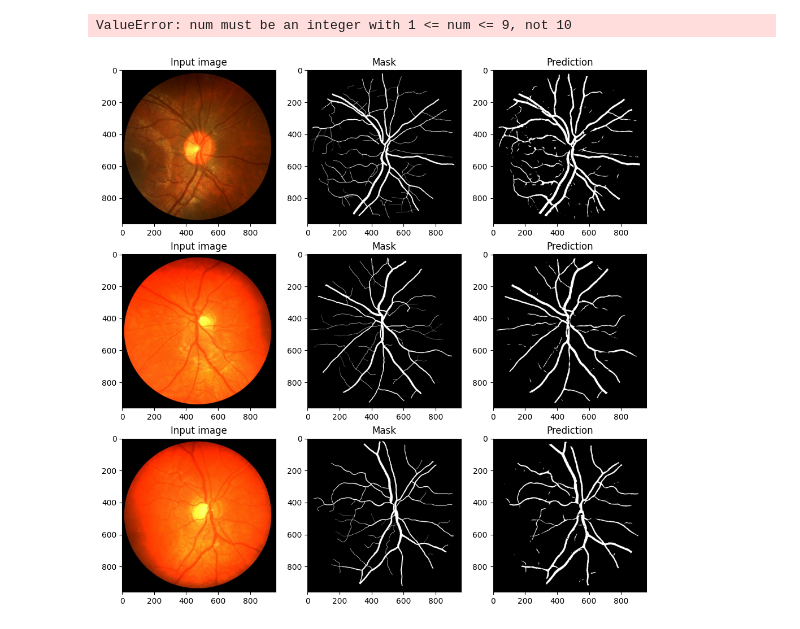
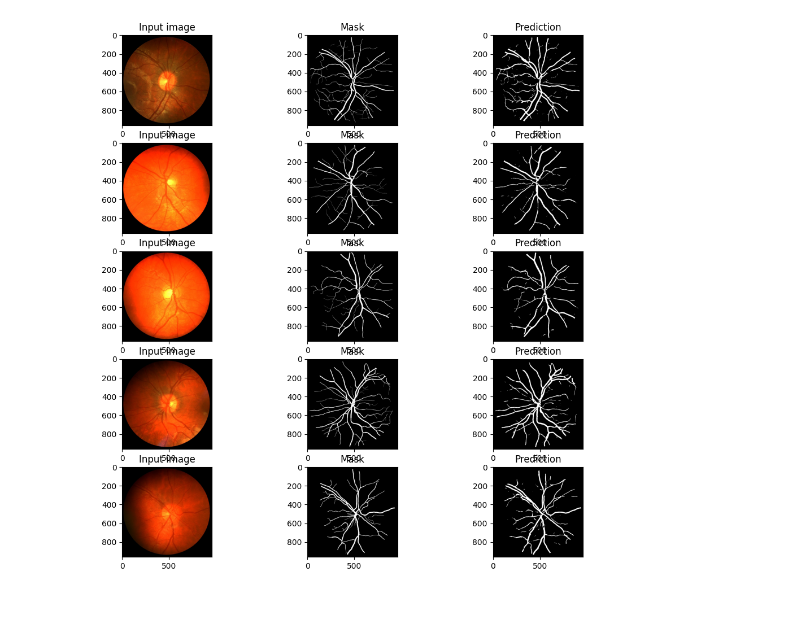
Before and after one commit to D3nz13/Retinal_Blood_Vessels_Segmentation, a Jupyter notebook: notebooks/deep_learning_train.ipynb, the cells around one changed output. Drawn from its saved outputs; the diff is of its cells as text; code cells hidden in the pictures.

```diff
--- a/notebooks/deep_learning_train.ipynb
+++ b/notebooks/deep_learning_train.ipynb
@@ -201,11 +216,11 @@ def build_unet(input_shape):
     return model
 # %%
 # model = build_unet((64, 64, 3))
-model = build_unet((240, 240, 3))
-model.compile(optimizer=Adam(learning_rate=1e-3), loss=dice_loss, metrics=['accuracy', dice_coef, Recall(), Precision()])
+model = build_unet((*patch_shape, 3))
+model.compile(optimizer=Adam(learning_rate=1e-3), loss=dice_loss, metrics=['accuracy', dice_coef, Recall(name="recall"), Precision(name="precision")])
 # %%
 callbacks = [
-    ModelCheckpoint(filepath="../models/model-{epoch:02d}-{val_loss:.2f}.hdf5",
+    ModelCheckpoint(filepath="../models/mish_model.hdf5",
                     monitor="val_loss",
                     save_best_only=True),
     EarlyStopping(monitor="val_loss",
@@ -222,7 +237,7 @@ callbacks = [
 # %%
 history = model.fit(train_set,
                     validation_data=val_set,
-                    epochs=100,
+                    epochs=300,
                     steps_per_epoch=train_images_number//batch_size,
                     validation_steps=val_images_number//batch_size,
                     callbacks=callbacks)
@@ -289,9 +304,10 @@ KeyError: 'recall'
 # %%
 def make_prediction(img: str) -> np.ndarray:
+    global patch_shape
     # img_patch_shape = (64, 64, 3)
     # mask_patch_shape = (64, 64)
-    img_patch_shape = (240, 240, 3)
-    mask_patch_shape = (240, 240)
+    img_patch_shape = (*patch_shape, 3)
+    mask_patch_shape = patch_shape
 
     sample_test_img_patchified = patchify(img, patch_size=img_patch_shape, step=img_patch_shape[0])
 
@@ -319,15 +335,15 @@ test_preds_binarized = [np.where(pred >= 0.5, 1, 0) for pred in test_preds]
 plt.figure(figsize=(12, 12))
 
 for i, (img, pred, mask) in enumerate(zip(test_images, test_preds_binarized, test_masks)):
-    plt.subplot(3, 3, i*3 + 1)
+    plt.subplot(5, 3, i*3 + 1)
     plt.imshow(img)
     plt.title('Input image')
 
-    plt.subplot(3, 3, i*3 + 2)
+    plt.subplot(5, 3, i*3 + 2)
     plt.imshow(mask, cmap='gray')
     plt.title('Mask')
 
-    plt.subplot(3, 3, i*3 + 3)
+    plt.subplot(5, 3, i*3 + 3)
     plt.imshow(pred, cmap='gray')
     plt.title('Prediction')
 
@@ -341,3 +357,2 @@ plt.show()
-ValueError: num must be an integer with 1 <= num <= 9, not 10
-[figure, old version]
+[figure, new version]
 # %%
```
Also changed, not shown: parts of 10 cells of this notebook, 7 other files.
